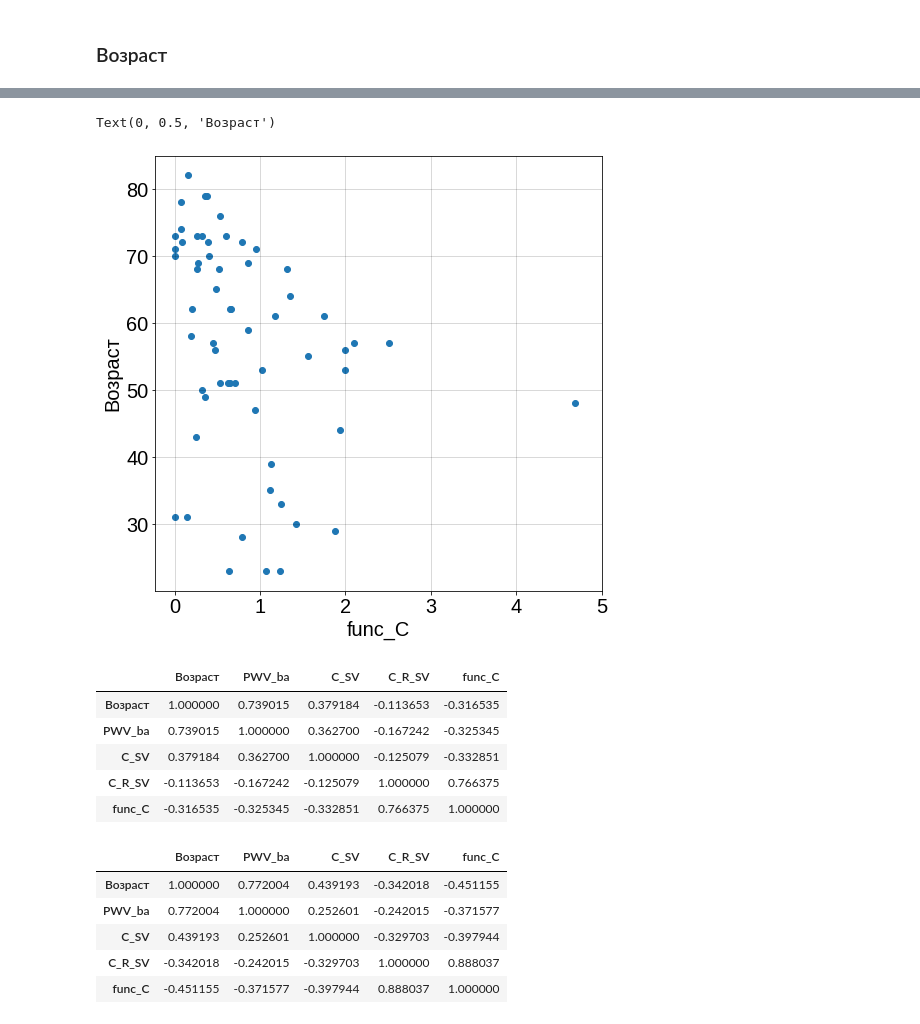
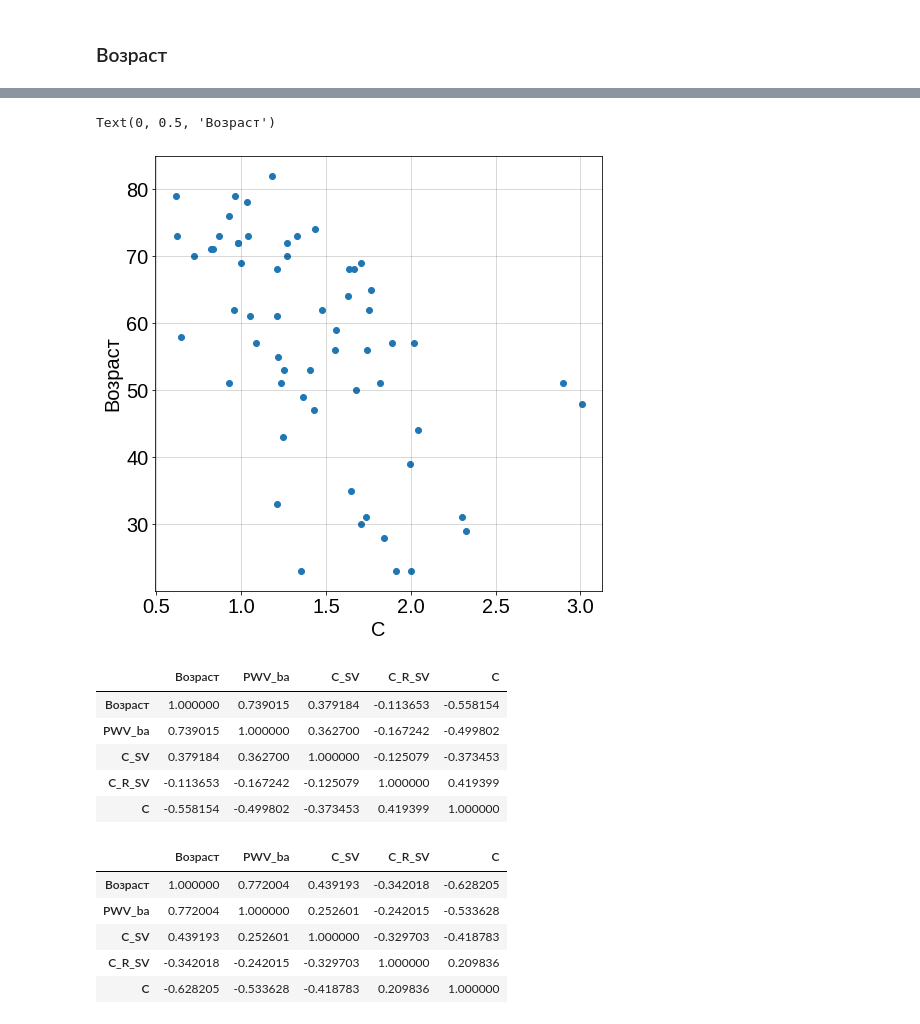
Before and after one commit to VanessB/Windkessel, a Jupyter notebook: Complience.ipynb, the cells around one changed output, grey strips where cells are left out. Drawn from its saved outputs; the diff is of its cells as text; code cells hidden in the pictures.

```diff
--- a/Complience.ipynb
+++ b/Complience.ipynb
@@ -48,7 +48,7 @@ import re
 from os import listdir
 
 filenames = listdir("./data")
-IDs = [int(filename[0:-4]) for filename in filenames if re.match(r".*\.csv$", filename)]
+IDs = [int(filename[0:-4]) for filename in filenames if re.match(r".\d*\.csv$", filename)]
 # %% [markdown]
 ## Данные о пациентах
 # %%
@@ -154,5 +129,20 @@ def get_C(patient_id):
 # %%
-params = np.array([get_C(patient_id) for patient_id in data_patients.index])
-data_patients["C_SV"] = params[:,0]
-data_patients["C_R_SV"] = params[:,1]
-data_patients["func_C"] = params[:,2]
+recalculate = False
+
+if recalculate:
+    params = np.array([get_C(patient_id) for patient_id in data_patients.index])
+    data_patients["C_SV"]   = params[:,0]
+    data_patients["C_R_SV"] = params[:,1]
+
+    data_patients["T_max"] = params[:,2]
+    data_patients["T_s"]   = params[:,3]
+    data_patients["T_d"]   = params[:,4]
+    data_patients["Q_max"] = params[:,5]
+    data_patients["R_f"]   = params[:,6]
+    data_patients["R"]     = params[:,7]
+    data_patients["Z_0"]   = params[:,8]
+    data_patients["C"]     = params[:,9]
+    data_patients["P_out"] = params[:,10]
+
+else:
+    data_patients = pd.read_csv(f'data/data_patients.csv', index_col="ID", sep=' ')
@@ -266,29 +175,28 @@ fig.set_figwidth(8)
 ax.grid(color='#000000', alpha=0.15, linestyle='-', linewidth=1, which='major')
 ax.grid(color='#000000', alpha=0.1, linestyle='-', linewidth=0.5, which='minor')
 
-ax.scatter(data_patients["func_C"], data_patients["Возраст"])
-ax.set_xlim(right=5.0)
+ax.scatter(data_patients["C"], data_patients["Возраст"])
 
-ax.set_xlabel("func_C")
+ax.set_xlabel("C")
 ax.set_ylabel("Возраст")
 # %% [output]
 Text(0, 0.5, 'Возраст')
-[figure, old version]
+[figure, new version]
 # %%
-data_patients[["Возраст", "PWV_ba", "C_SV", "C_R_SV", "func_C"]].corr()
+data_patients[["Возраст", "PWV_ba", "C_SV", "C_R_SV", "C"]].corr()
 # %% [output]
-|  | Возраст | PWV_ba | C_SV | C_R_SV | func_C |
-| Возраст | 1.000000 | 0.739015 | 0.379184 | -0.113653 | -0.316535 |
-| PWV_ba | 0.739015 | 1.000000 | 0.362700 | -0.167242 | -0.325345 |
-| C_SV | 0.379184 | 0.362700 | 1.000000 | -0.125079 | -0.332851 |
-| C_R_SV | -0.113653 | -0.167242 | -0.125079 | 1.000000 | 0.766375 |
-| func_C | -0.316535 | -0.325345 | -0.332851 | 0.766375 | 1.000000 |
+|  | Возраст | PWV_ba | C_SV | C_R_SV | C |
+| Возраст | 1.000000 | 0.739015 | 0.379184 | -0.113653 | -0.558154 |
+| PWV_ba | 0.739015 | 1.000000 | 0.362700 | -0.167242 | -0.499802 |
+| C_SV | 0.379184 | 0.362700 | 1.000000 | -0.125079 | -0.373453 |
+| C_R_SV | -0.113653 | -0.167242 | -0.125079 | 1.000000 | 0.419399 |
+| C | -0.558154 | -0.499802 | -0.373453 | 0.419399 | 1.000000 |
 # %%
-data_patients[["Возраст", "PWV_ba", "C_SV", "C_R_SV", "func_C"]].corr(method='spearman')
+data_patients[["Возраст", "PWV_ba", "C_SV", "C_R_SV", "C"]].corr(method='spearman')
 # %% [output]
-|  | Возраст | PWV_ba | C_SV | C_R_SV | func_C |
-| Возраст | 1.000000 | 0.772004 | 0.439193 | -0.342018 | -0.451155 |
-| PWV_ba | 0.772004 | 1.000000 | 0.252601 | -0.242015 | -0.371577 |
-| C_SV | 0.439193 | 0.252601 | 1.000000 | -0.329703 | -0.397944 |
-| C_R_SV | -0.342018 | -0.242015 | -0.329703 | 1.000000 | 0.888037 |
-| func_C | -0.451155 | -0.371577 | -0.397944 | 0.888037 | 1.000000 |
+|  | Возраст | PWV_ba | C_SV | C_R_SV | C |
+| Возраст | 1.000000 | 0.772004 | 0.439193 | -0.342018 | -0.628205 |
+| PWV_ba | 0.772004 | 1.000000 | 0.252601 | -0.242015 | -0.533628 |
+| C_SV | 0.439193 | 0.252601 | 1.000000 | -0.329703 | -0.418783 |
+| C_R_SV | -0.342018 | -0.242015 | -0.329703 | 1.000000 | 0.209836 |
+| C | -0.628205 | -0.533628 | -0.418783 | 0.209836 | 1.000000 |
```
Also changed, not shown: parts of 11 cells of this notebook, 3 other files.
